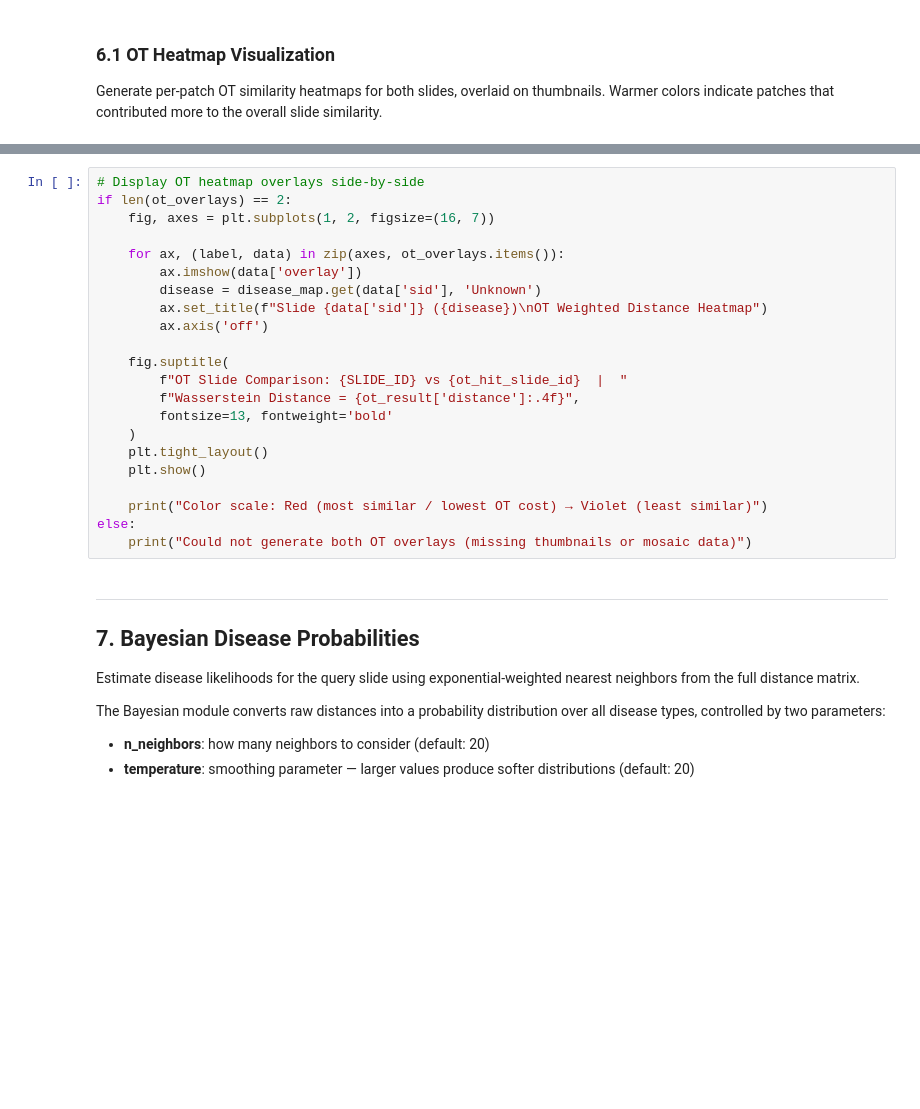
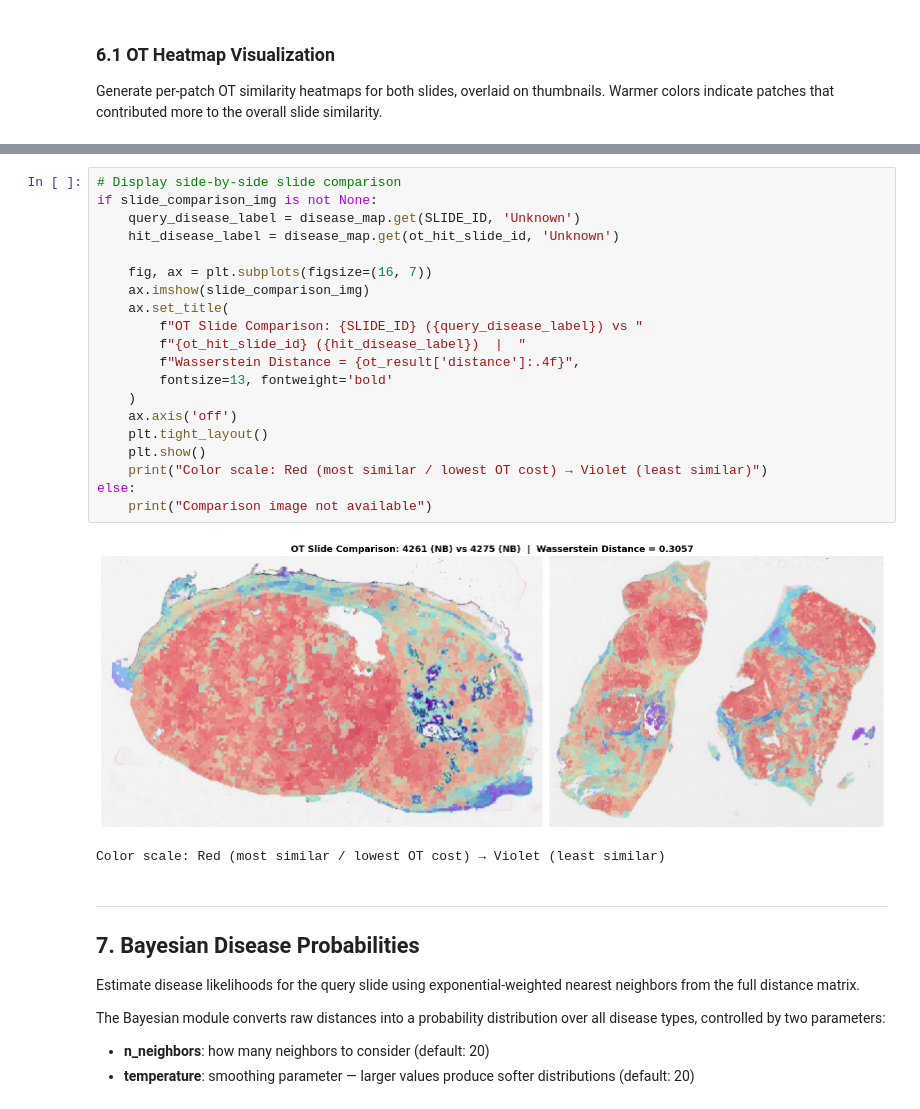
Before and after one commit to stjude/prosper-search, a Jupyter notebook: examples/demo.ipynb, the cells around one changed output, grey strips where cells are left out. Saved outputs shown, nothing was run; the diff lists cells and outputs as text; blank space fills up the shorter version.

```diff
--- a/examples/demo.ipynb
+++ b/examples/demo.ipynb
@@ -589,25 +737,26 @@ print(f"\nGenerated OT heatmaps in: {OT_HEATMAP_DIR}")
 # %%
-# Display OT heatmap overlays side-by-side
-if len(ot_overlays) == 2:
-    fig, axes = plt.subplots(1, 2, figsize=(16, 7))
+# Display side-by-side slide comparison
+if slide_comparison_img is not None:
+    query_disease_label = disease_map.get(SLIDE_ID, 'Unknown')
+    hit_disease_label = disease_map.get(ot_hit_slide_id, 'Unknown')
 
-    for ax, (label, data) in zip(axes, ot_overlays.items()):
-        ax.imshow(data['overlay'])
-        disease = disease_map.get(data['sid'], 'Unknown')
-        ax.set_title(f"Slide {data['sid']} ({disease})\nOT Weighted Distance Heatmap")
-        ax.axis('off')
-
-    fig.suptitle(
-        f"OT Slide Comparison: {SLIDE_ID} vs {ot_hit_slide_id}  |  "
+    fig, ax = plt.subplots(figsize=(16, 7))
+    ax.imshow(slide_comparison_img)
+    ax.set_title(
+        f"OT Slide Comparison: {SLIDE_ID} ({query_disease_label}) vs "
+        f"{ot_hit_slide_id} ({hit_disease_label})  |  "
         f"Wasserstein Distance = {ot_result['distance']:.4f}",
         fontsize=13, fontweight='bold'
     )
+    ax.axis('off')
     plt.tight_layout()
     plt.show()
-
     print("Color scale: Red (most similar / lowest OT cost) → Violet (least similar)")
 else:
-    print("Could not generate both OT overlays (missing thumbnails or mosaic data)")
+    print("Comparison image not available")
+# %% [output]
+[figure, added]
+Color scale: Red (most similar / lowest OT cost) → Violet (least similar)
 # %% [markdown]
 ---
 ## 7. Bayesian Disease Probabilities
```
Also changed, not shown: parts of 30 cells of this notebook, 14 other files.
